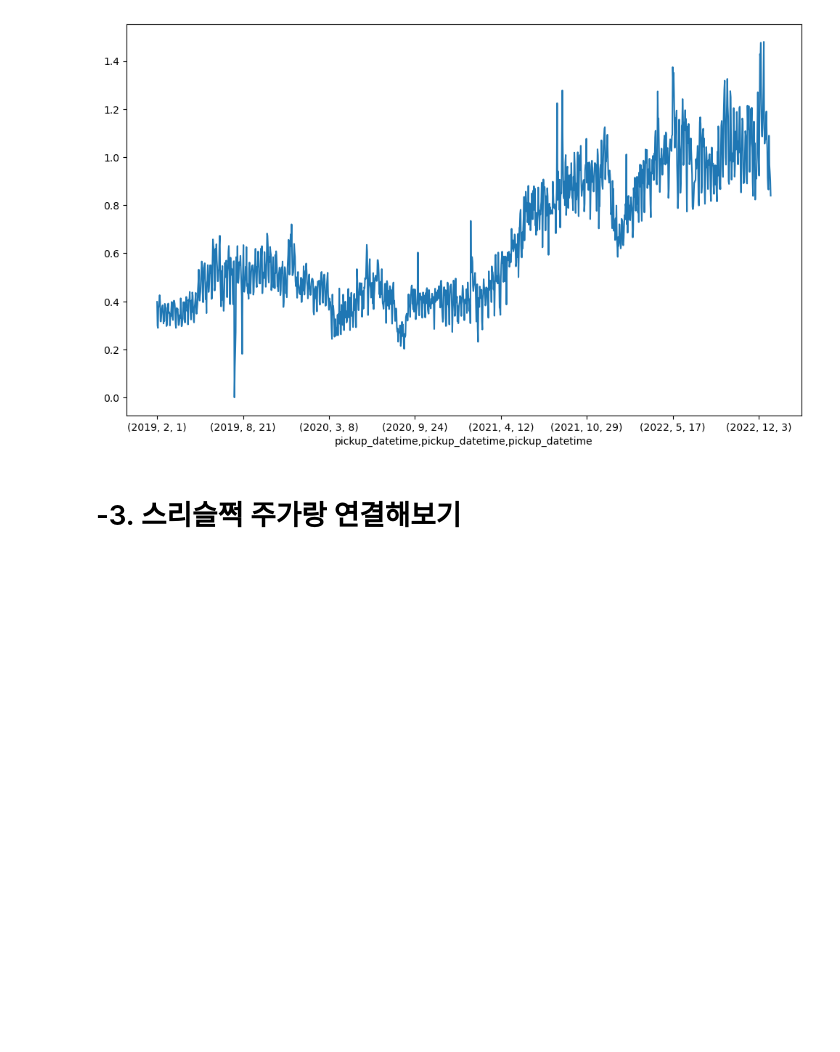
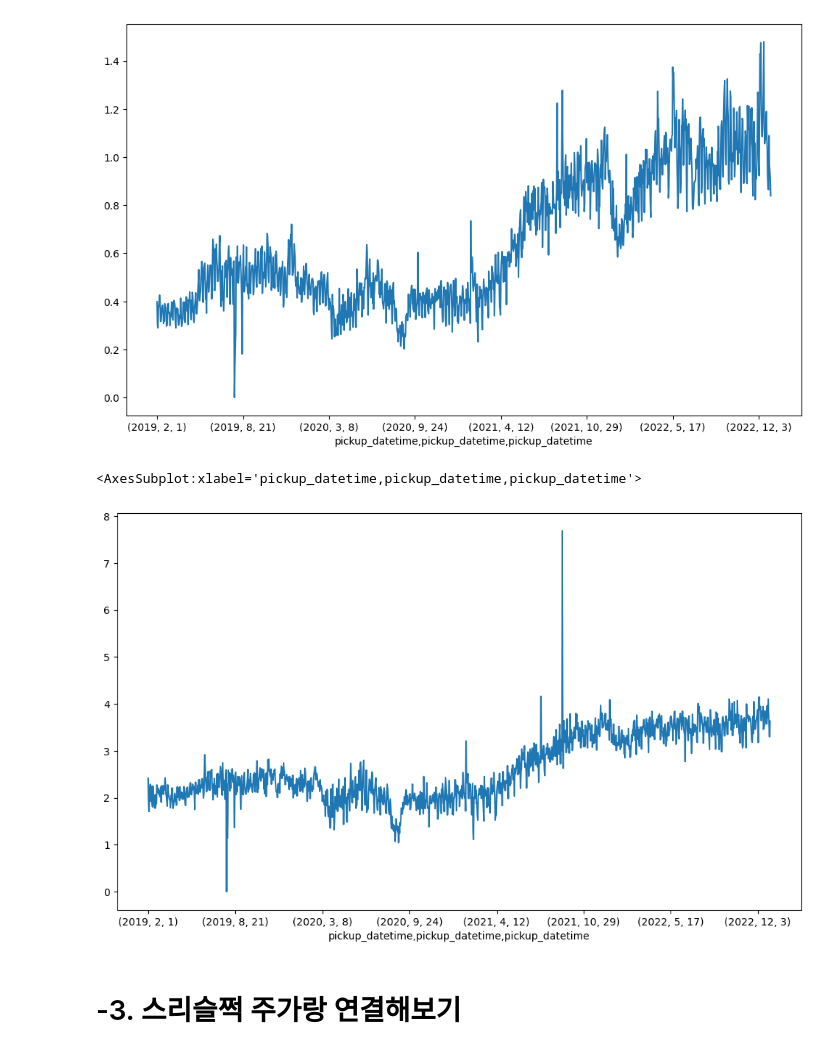
Before and after one commit to MixGolem0430/uber_research, a Jupyter notebook: fhvhv_regression.ipynb, the cells around one changed output. Cells and saved outputs as stored; diff of their text form; code cells hidden in the pictures; blank space fills up the shorter version.

Commit message:
tip_rate_regression

```diff
--- a/fhvhv_regression.ipynb
+++ b/fhvhv_regression.ipynb
@@ -125,0 +137,3 @@ uber_trip_sample.head()
+# %%
+uber_trip_sample['tip_rate']=uber_trip_sample.apply(lambda x: 100*x.tips/(x.base_passenger_fare+x.tolls+x.bcf+x.sales_tax+x.congestion_surcharge+x.airport_fee),axis=1)
+uber_trip_sample
@@ -130,6 +164,7 @@ uber_daily = uber_trip_sample.groupby([uber_trip_sample.pickup_datetime.dt.year,
                                                                                       'trip_time':'mean',
                                                                                       'base_passenger_fare':'mean',
                                                                                       'tips':'mean',
+                                                                                       'tip_rate':['min','max','mean'],
                                                                                       'driver_pay':'mean',
                                                                                       'average_speed':'mean'})
 uber_daily
@@ -171,6 +206,11 @@ uber_daily['tips','mean'].plot(figsize=(12,7))
 # %% [output]
 <AxesSubplot:xlabel='pickup_datetime,pickup_datetime,pickup_datetime'>
 [figure]
+# %%
+uber_daily['tip_rate','mean'].plot(figsize=(12,7))
+# %% [output]
+<AxesSubplot:xlabel='pickup_datetime,pickup_datetime,pickup_datetime'>
+[figure, added]
 # %%
 uber_daily.to_parquet('D:/Working_Place/new_uber/data/data_processed/uber_daily.parquet')
 # %% [markdown]
```
Also changed, not shown: parts of 10 cells of this notebook.
